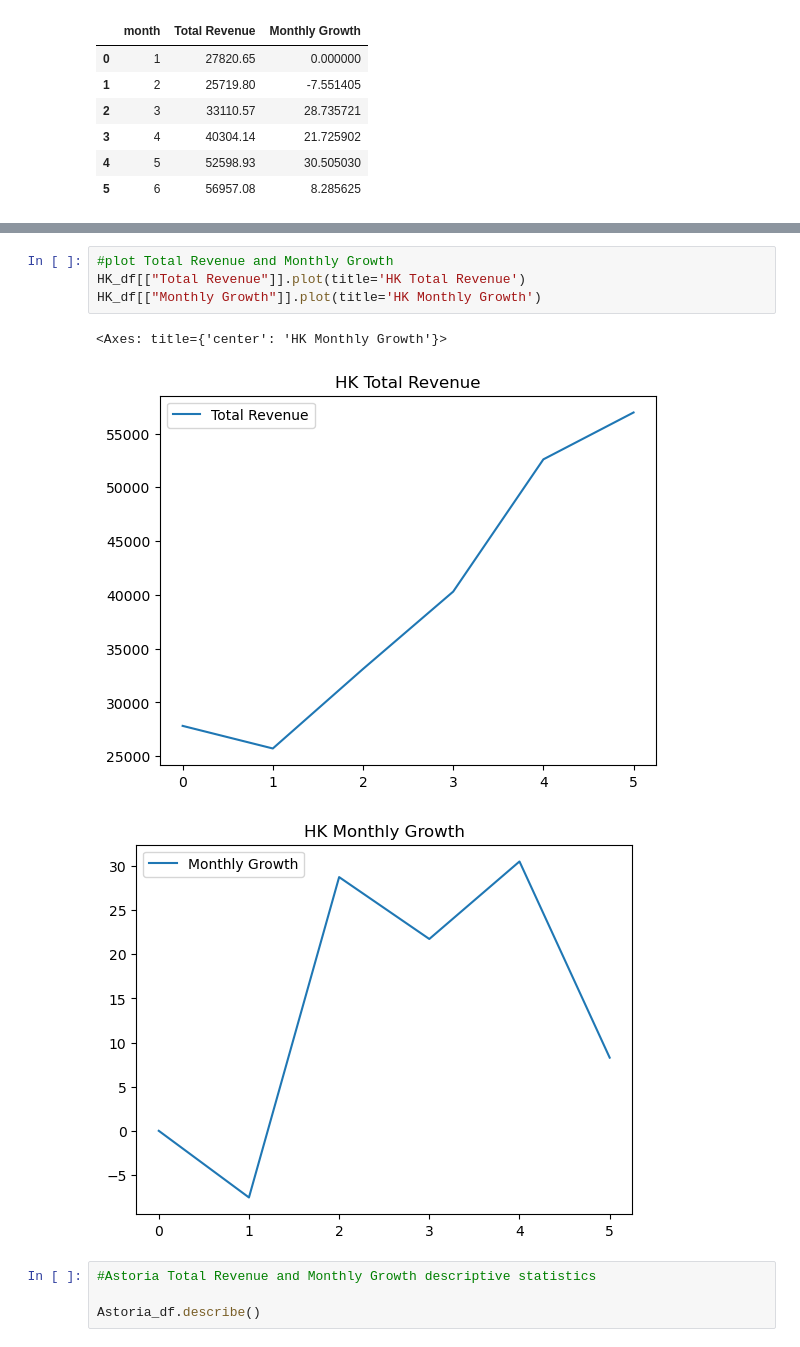
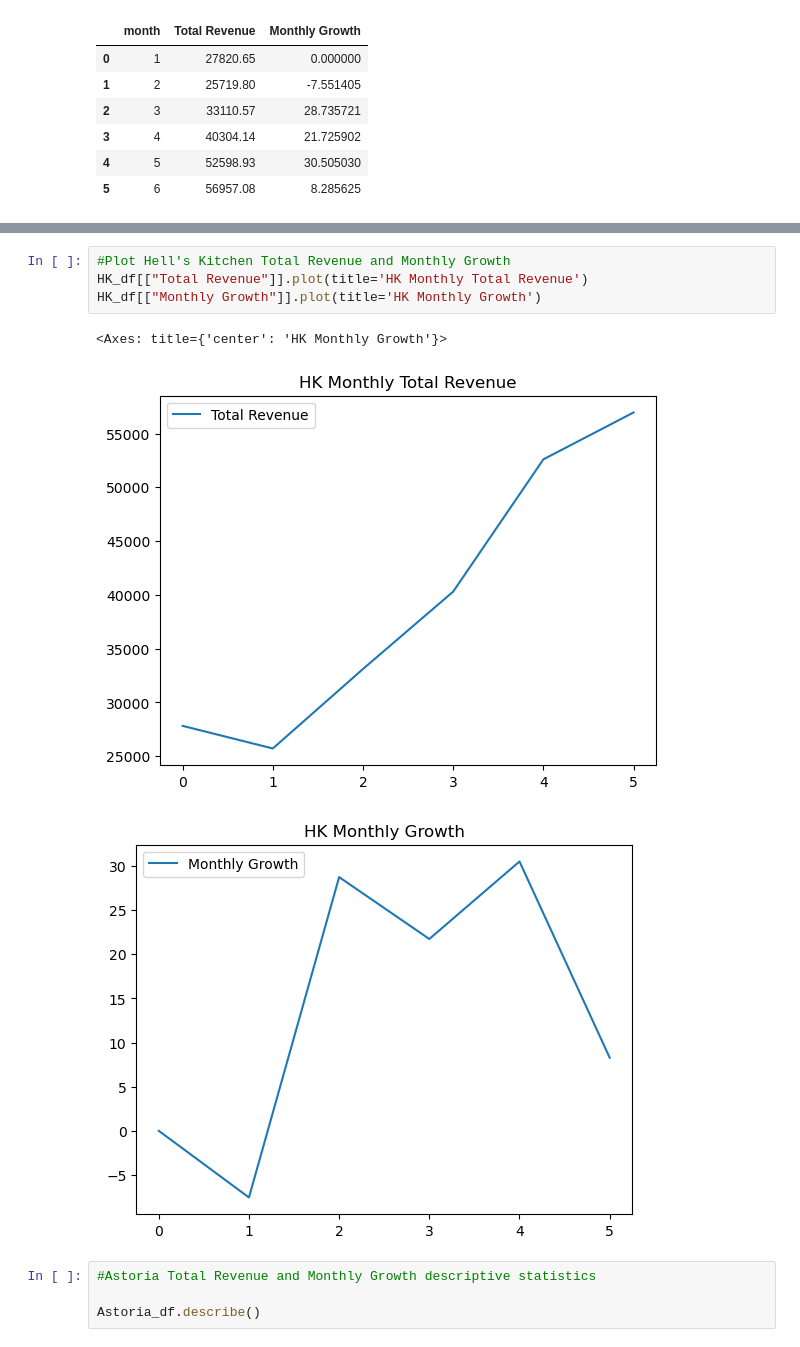
Before and after one commit to cedetraz96/Coffee_Crew, a Jupyter notebook: Location_total_revenue_&_growth_analysis.ipynb, the cells around one changed output, grey strips where cells are left out. Saved outputs shown, nothing was run; the diff lists cells and outputs as text.

```diff
--- a/Location_total_revenue_&_growth_analysis.ipynb
+++ b/Location_total_revenue_&_growth_analysis.ipynb
@@ -403,10 +419,10 @@ HK_df
 # %%
-#plot Total Revenue and Monthly Growth
-HK_df[["Total Revenue"]].plot(title='HK Total Revenue')
+#Plot Hell's Kitchen Total Revenue and Monthly Growth
+HK_df[["Total Revenue"]].plot(title='HK Monthly Total Revenue')
 HK_df[["Monthly Growth"]].plot(title='HK Monthly Growth')
 # %% [output]
 <Axes: title={'center': 'HK Monthly Growth'}>
-[figure, old version]
+[figure, new version]
 [figure]
 # %%
 #Astoria Total Revenue and Monthly Growth descriptive statistics
```
Also changed, not shown: parts of 31 cells of this notebook.
